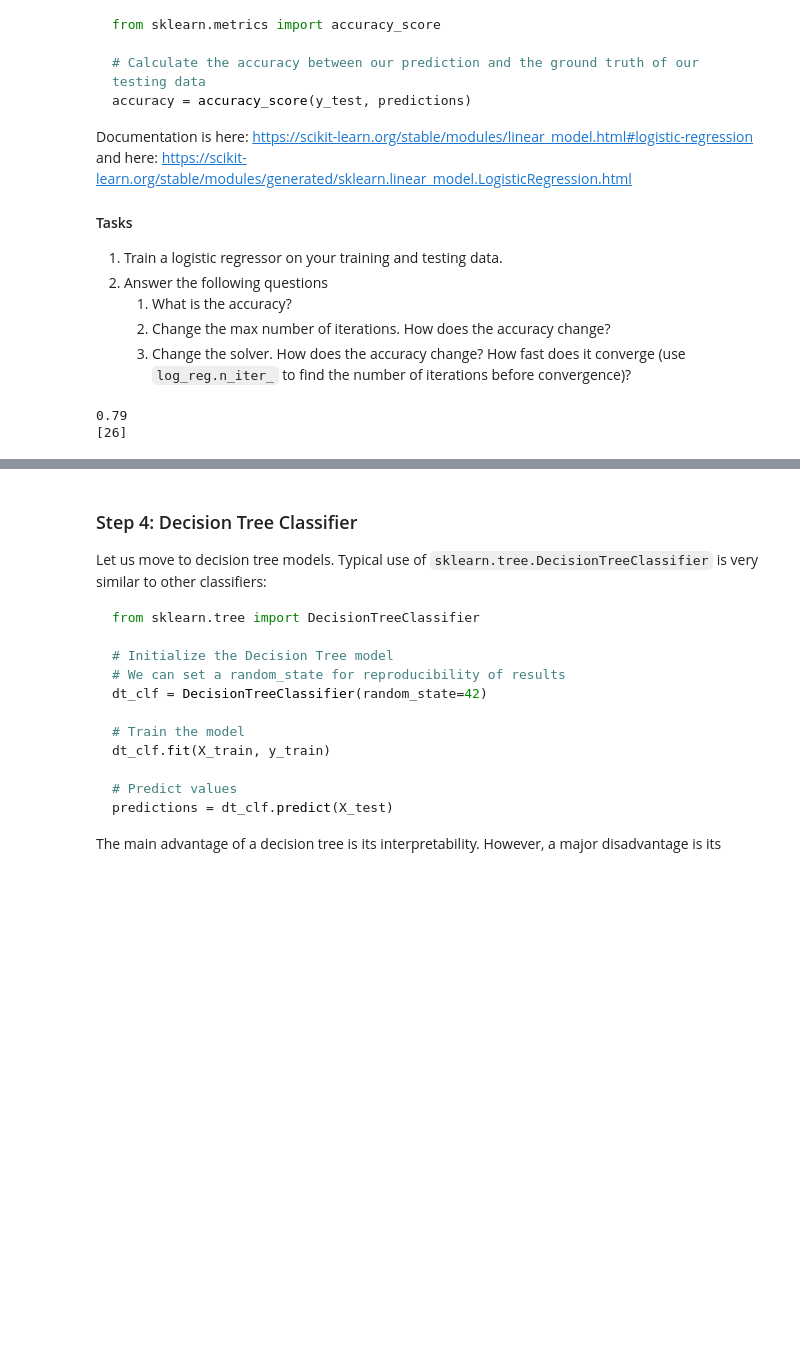
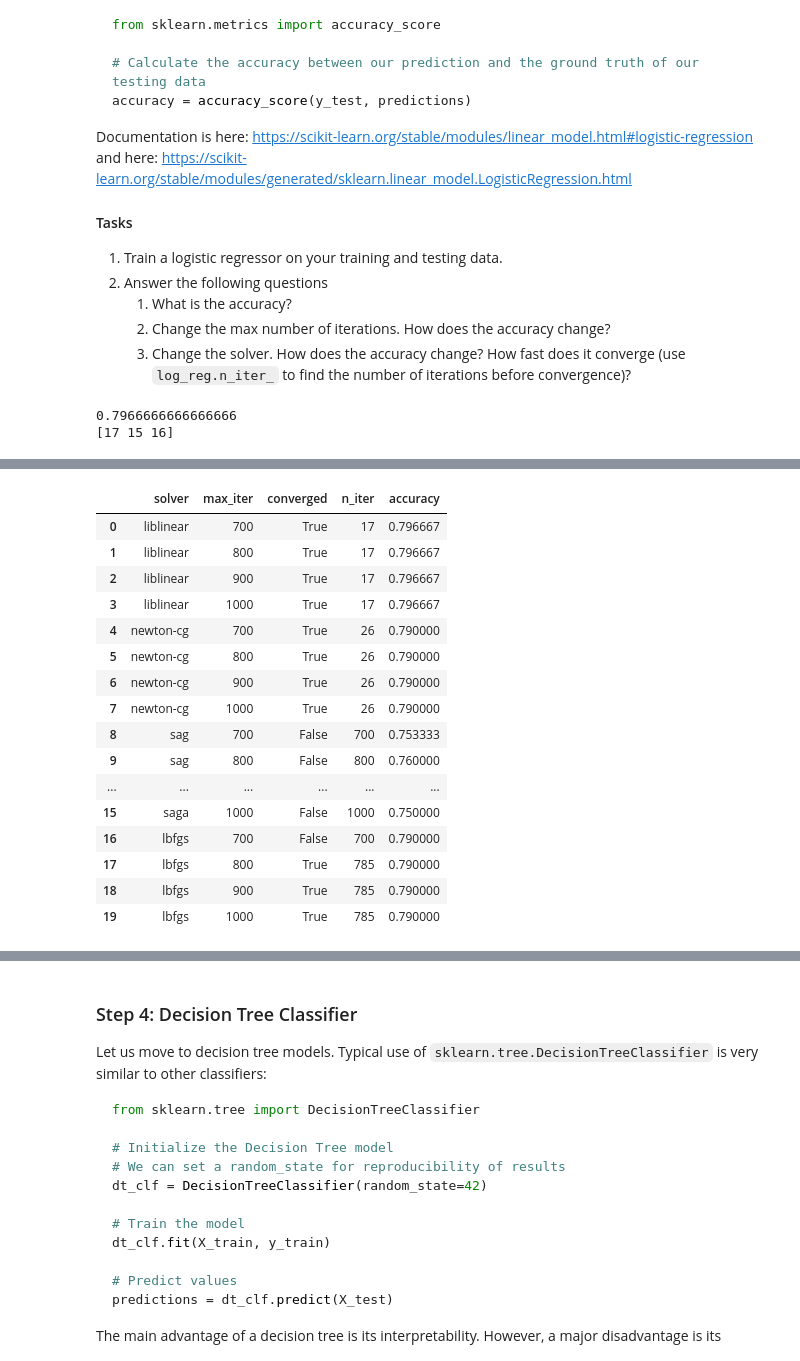
Before and after one commit to maekomtrgn/ISDN3000C_Lab07, a Jupyter notebook: ISDN3000C_Lab07.ipynb, the cells around one changed output, grey strips where cells are left out. Saved outputs shown, nothing was run; the diff lists cells and outputs as text; code cells hidden in the pictures; blank space fills up the shorter version.

```diff
--- a/ISDN3000C_Lab07.ipynb
+++ b/ISDN3000C_Lab07.ipynb
@@ -308,7 +308,7 @@ from sklearn.linear_model import LogisticRegression
 from sklearn.metrics import accuracy_score
 
 # Initialize the Logistic Regression model
-log_reg = LogisticRegression(max_iter=1200, solver='newton-cg')
+log_reg = LogisticRegression(max_iter=1200, solver='liblinear')
 
 # Train the model
 log_reg.fit(X_train, y_train)
@@ -318,5 +318,62 @@ predictions = log_reg.predict(X_test)
 print(accuracy_score(y_test,predictions))
 print(log_reg.n_iter_)
 # %% [output]
-0.79
-[26]
+0.7966666666666666
+[17 15 16]
+# %%
+# Sweep max_iter and solver for LogisticRegression to find convergence behavior
+from sklearn.linear_model import LogisticRegression
+from sklearn.metrics import accuracy_score
+from sklearn.exceptions import ConvergenceWarning
+import warnings
+import pandas as pd
+
+solvers = ['liblinear', 'newton-cg', 'sag', 'saga', 'lbfgs']
+max_iters = range(700, 1001, 100)  # 500, 600, ..., 1500
+
+results = []
+for solver in solvers:
+    for mi in max_iters:
+        # 'liblinear' doesn't support multinomial with some solvers; keep defaults
+        kwargs = {'max_iter': mi, 'solver': solver}
+        model = LogisticRegression(**kwargs)
+        converged = True
+        n_iter_used = None
+        with warnings.catch_warnings(record=True) as w:
+            warnings.simplefilter('always', ConvergenceWarning)
+            try:
+                model.fit(X_train, y_train)
+                # sklearn exposes n_iter_ for some solvers as an array per class; handle that
+                n_iter_attr = getattr(model, 'n_iter_', None)
+                if n_iter_attr is not None:
+                    try:
+                        # if it's array-like, take max
+                        if hasattr(n_iter_attr, '__len__'):
+                            n_iter_used = int(max(n_iter_attr))
+                        else:
+                            n_iter_used = int(n_iter_attr)
+                    except Exception:
+                        n_iter_used = n_iter_attr
+                preds = model.predict(X_test)
+                acc = accuracy_score(y_test, preds)
+                # Check if any ConvergenceWarning was raised
+                warned = any(issubclass(warn.category, ConvergenceWarning) for warn in w)
+                if warned:
+                    converged = False
+            except Exception as e:
+                acc = None
+                converged = False
+                n_iter_used = None
+        results.append({'solver': solver, 'max_iter': mi, 'converged': converged, 'n_iter': n_iter_used, 'accuracy': acc})
+        print(f"solver={solver}, max_iter={mi}, converged={converged}, n_iter={n_iter_used}, accuracy={acc}")
+
+# Summarize results in a DataFrame
+res_df = pd.DataFrame(results)
+# show the DataFrame
+display(res_df)
+
+# Pivot: max accuracy per solver and minimum max_iter where convergence failed
+pivot_acc = res_df.pivot_table(index='solver', values='accuracy', aggfunc='max')
+print('\nMax accuracy per solver:')
+print(pivot_acc)
+# %% [output]
@@ -322,0 +400,17 @@ print(log_reg.n_iter_)
+|  | solver | max_iter | converged | n_iter | accuracy |
+| 0 | liblinear | 700 | True | 17 | 0.796667 |
+| 1 | liblinear | 800 | True | 17 | 0.796667 |
+| 2 | liblinear | 900 | True | 17 | 0.796667 |
+| 3 | liblinear | 1000 | True | 17 | 0.796667 |
+| 4 | newton-cg | 700 | True | 26 | 0.790000 |
+| 5 | newton-cg | 800 | True | 26 | 0.790000 |
+| 6 | newton-cg | 900 | True | 26 | 0.790000 |
+| 7 | newton-cg | 1000 | True | 26 | 0.790000 |
+| 8 | sag | 700 | False | 700 | 0.753333 |
+| 9 | sag | 800 | False | 800 | 0.760000 |
+| ... | ... | ... | ... | ... | ... |
+| 15 | saga | 1000 | False | 1000 | 0.750000 |
+| 16 | lbfgs | 700 | False | 700 | 0.790000 |
+| 17 | lbfgs | 800 | True | 785 | 0.790000 |
+| 18 | lbfgs | 900 | True | 785 | 0.790000 |
+| 19 | lbfgs | 1000 | True | 785 | 0.790000 |
```
Also changed, not shown: parts of 4 cells of this notebook.
